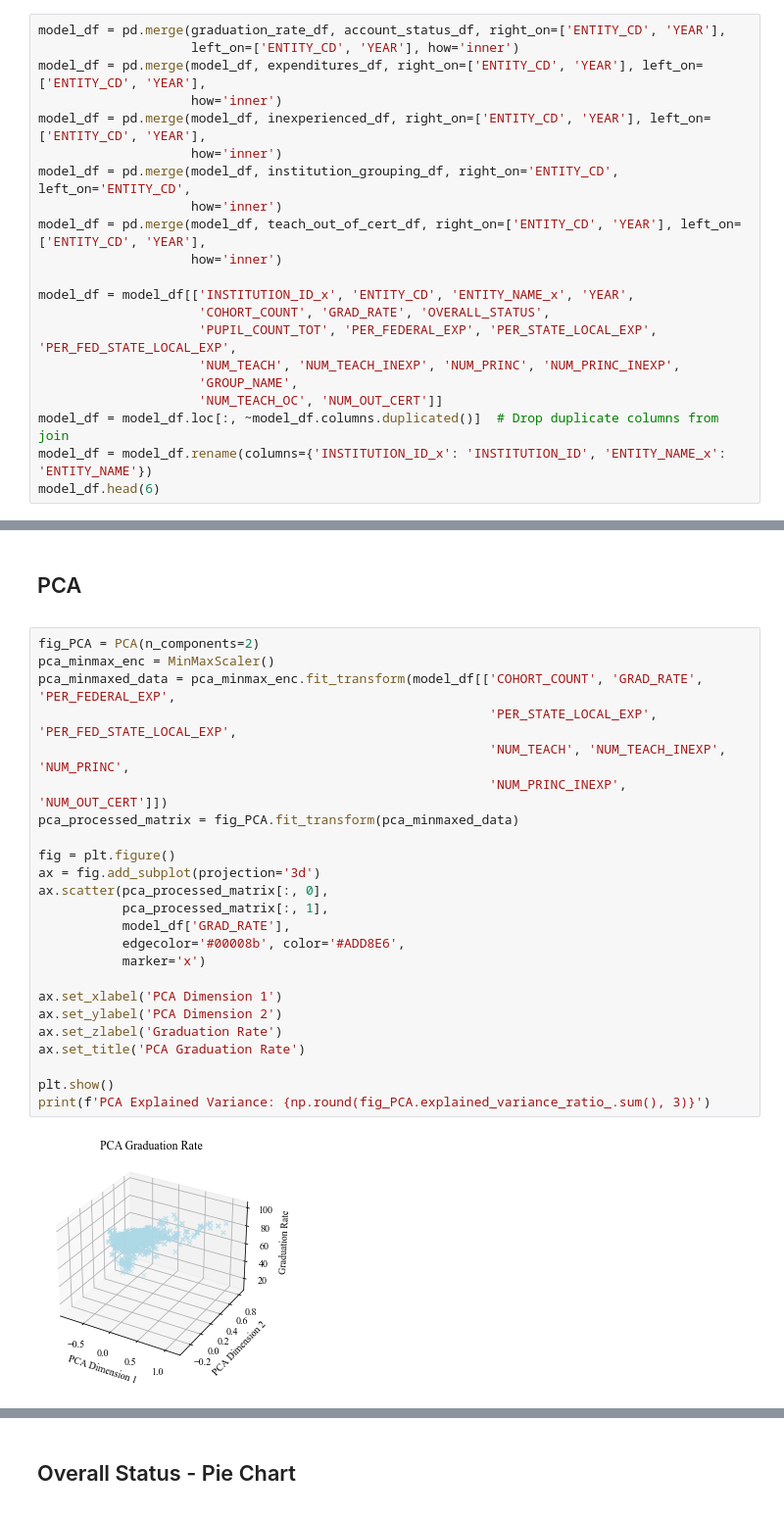
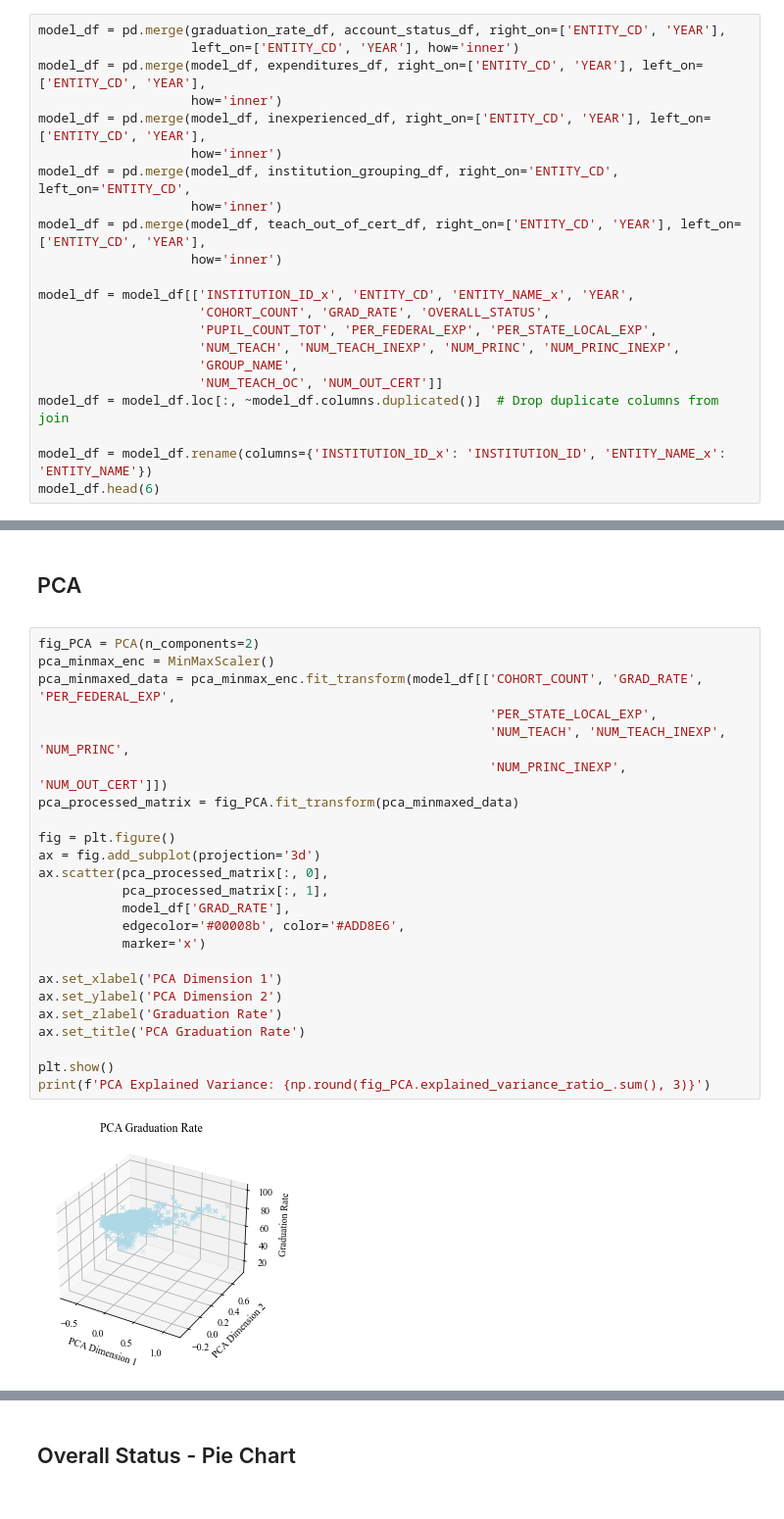
Before and after one commit to derekcaramella/GraduationRatePredictor, a Jupyter notebook: 2022_05_02_Caramella_DSC465_FinalProject_Script.ipynb, the cells around one changed output, grey strips where cells are left out. Shown: that part at 98% size. Cells and saved outputs as stored; diff of their text form.

```diff
--- a/2022_05_02_Caramella_DSC465_FinalProject_Script.ipynb
+++ b/2022_05_02_Caramella_DSC465_FinalProject_Script.ipynb
@@ -163,11 +164,12 @@ model_df = pd.merge(model_df, teach_out_of_cert_df, right_on=['ENTITY_CD', 'YEAR
 
 model_df = model_df[['INSTITUTION_ID_x', 'ENTITY_CD', 'ENTITY_NAME_x', 'YEAR',
                      'COHORT_COUNT', 'GRAD_RATE', 'OVERALL_STATUS',
-                     'PUPIL_COUNT_TOT', 'PER_FEDERAL_EXP', 'PER_STATE_LOCAL_EXP', 'PER_FED_STATE_LOCAL_EXP',
+                     'PUPIL_COUNT_TOT', 'PER_FEDERAL_EXP', 'PER_STATE_LOCAL_EXP',
                      'NUM_TEACH', 'NUM_TEACH_INEXP', 'NUM_PRINC', 'NUM_PRINC_INEXP',
                      'GROUP_NAME',
                      'NUM_TEACH_OC', 'NUM_OUT_CERT']]
 model_df = model_df.loc[:, ~model_df.columns.duplicated()]  # Drop duplicate columns from join
+
 model_df = model_df.rename(columns={'INSTITUTION_ID_x': 'INSTITUTION_ID', 'ENTITY_NAME_x': 'ENTITY_NAME'})
 model_df.head(6)
 # %% [output]
@@ -271,26 +295,26 @@ plt.show()
 # %%
 fig_PCA = PCA(n_components=2)
 pca_minmax_enc = MinMaxScaler()
 pca_minmaxed_data = pca_minmax_enc.fit_transform(model_df[['COHORT_COUNT', 'GRAD_RATE', 'PER_FEDERAL_EXP',
-                                                           'PER_STATE_LOCAL_EXP', 'PER_FED_STATE_LOCAL_EXP',
+                                                           'PER_STATE_LOCAL_EXP',
                                                            'NUM_TEACH', 'NUM_TEACH_INEXP', 'NUM_PRINC',
                                                            'NUM_PRINC_INEXP', 'NUM_OUT_CERT']])
 pca_processed_matrix = fig_PCA.fit_transform(pca_minmaxed_data)
 
 fig = plt.figure()
 ax = fig.add_subplot(projection='3d')
 ax.scatter(pca_processed_matrix[:, 0],
            pca_processed_matrix[:, 1],
            model_df['GRAD_RATE'],
            edgecolor='#00008b', color='#ADD8E6',
            marker='x')
 
 ax.set_xlabel('PCA Dimension 1')
 ax.set_ylabel('PCA Dimension 2')
 ax.set_zlabel('Graduation Rate')
 ax.set_title('PCA Graduation Rate')
 
 plt.show()
 print(f'PCA Explained Variance: {np.round(fig_PCA.explained_variance_ratio_.sum(), 3)}')
 # %% [output]
-[figure, old version]
+[figure, new version]
```
Also changed, not shown: parts of 12 cells of this notebook, 1 other file.
